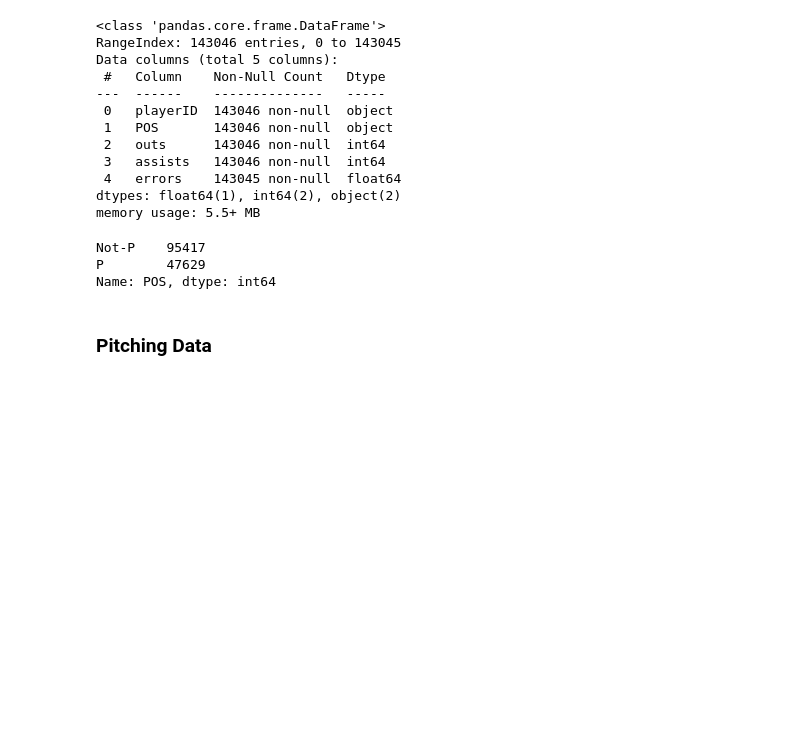
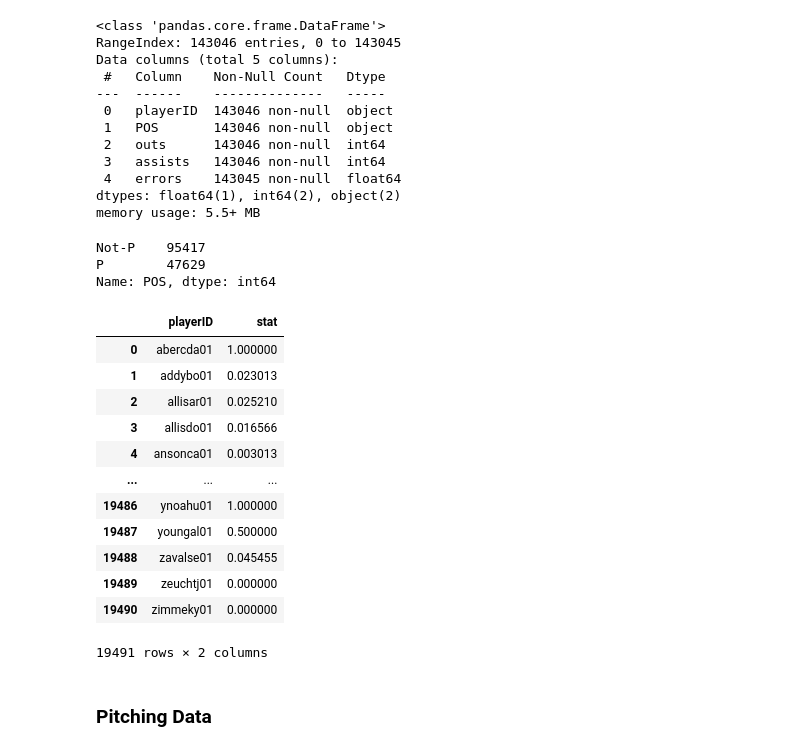
Before and after one commit to aradaha/Baseball-Stats-Project, a Jupyter notebook: Capstone.ipynb, the cells around one changed output. Drawn from its saved outputs; the diff is of its cells as text; code cells hidden in the pictures; blank space fills up the shorter version.

```diff
--- a/Capstone.ipynb
+++ b/Capstone.ipynb
@@ -414,4 +404,0 @@ newdict['outs']['playerID'].unique()
-# %%
-for x in newdict:
-    print(newdict[x]['playerID'])
-    PlayerYears = AwardsPlayers['playerID'].value_counts(dropna=False).tolist()
@@ -430,3 +405,28 @@ def FieldingData(df):
+# %%
+FI = Data(F, 'pitcher')
+# %%
+FO = Data(F, 'outs')
+# %%
+FUM = Data(F, 'assists')
+# %%
+sets = [FEE,FI,FO,FUM]
+# Adding all the stats back into the main database
+for x in sets:
+    df = df.merge(x, how='left', on="playerID")
+# %% [output]
+|  | playerID | stat |
+| 0 | abercda01 | 1.000000 |
+| 1 | addybo01 | 0.023013 |
+| 2 | allisar01 | 0.025210 |
+| 3 | allisdo01 | 0.016566 |
+| 4 | ansonca01 | 0.003013 |
+| ... | ... | ... |
+| 19486 | ynoahu01 | 1.000000 |
+| 19487 | youngal01 | 0.500000 |
+| 19488 | zavalse01 | 0.045455 |
+| 19489 | zeuchtj01 | 0.000000 |
+| 19490 | zimmeky01 | 0.000000 |
+19491 rows × 2 columns
 # %% [markdown]
 ### Pitching Data
 # %%
```
Also changed, not shown: parts of 9 cells of this notebook.
